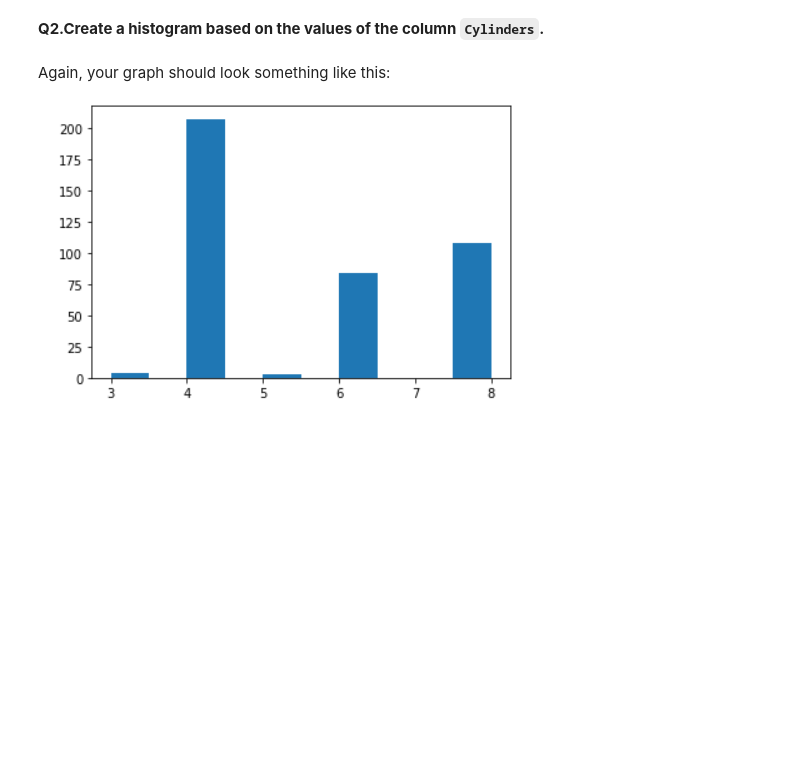
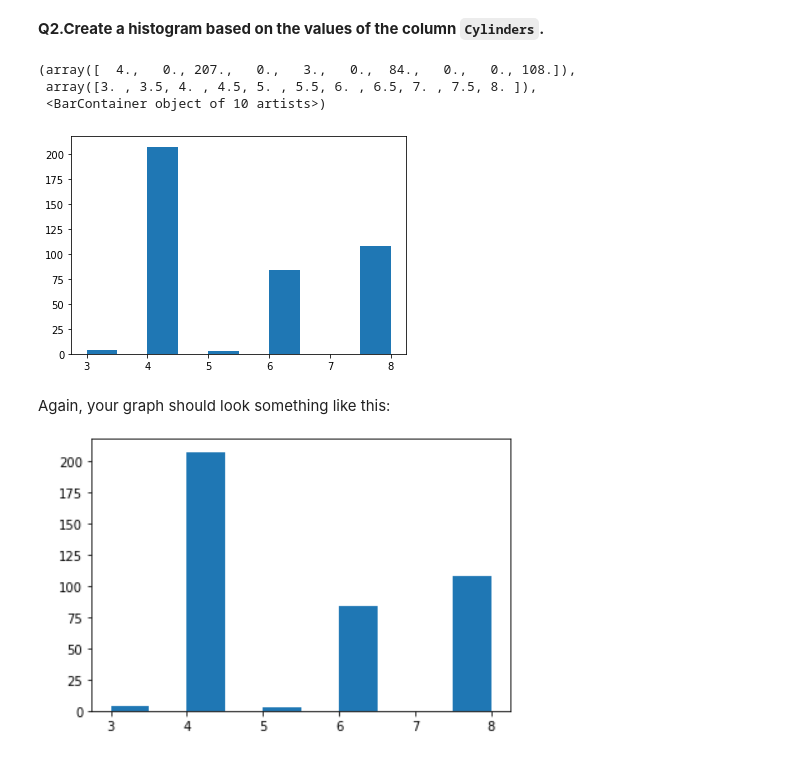
Before and after one commit to naveinsuresh/cs198_quant_finance, a Jupyter notebook: hw0.ipynb, the cells around one changed output. Drawn from its saved outputs; the diff is of its cells as text; code cells hidden in the pictures; blank space fills up the shorter version.

```diff
--- a/hw0.ipynb
+++ b/hw0.ipynb
@@ -591,6 +603,13 @@ Your graph should look something like this:
 ![Q1 Image](https://cdn.discordapp.com/attachments/564268123545403394/1070609023419826206/image.png)
 # %% [markdown]
 **Q2.Create a histogram based on the values of the column `Cylinders`.**
+# %%
+plt.hist(np.asarray(car_data["Cylinders"], dtype=float))
+# %% [output]
+(array([  4.,   0., 207.,   0.,   3.,   0.,  84.,   0.,   0., 108.]),
+ array([3. , 3.5, 4. , 4.5, 5. , 5.5, 6. , 6.5, 7. , 7.5, 8. ]),
+ <BarContainer object of 10 artists>)
+[figure, added]
 # %% [markdown]
 Again, your graph should look something like this:
 
```
Also changed, not shown: parts of 16 cells of this notebook.
